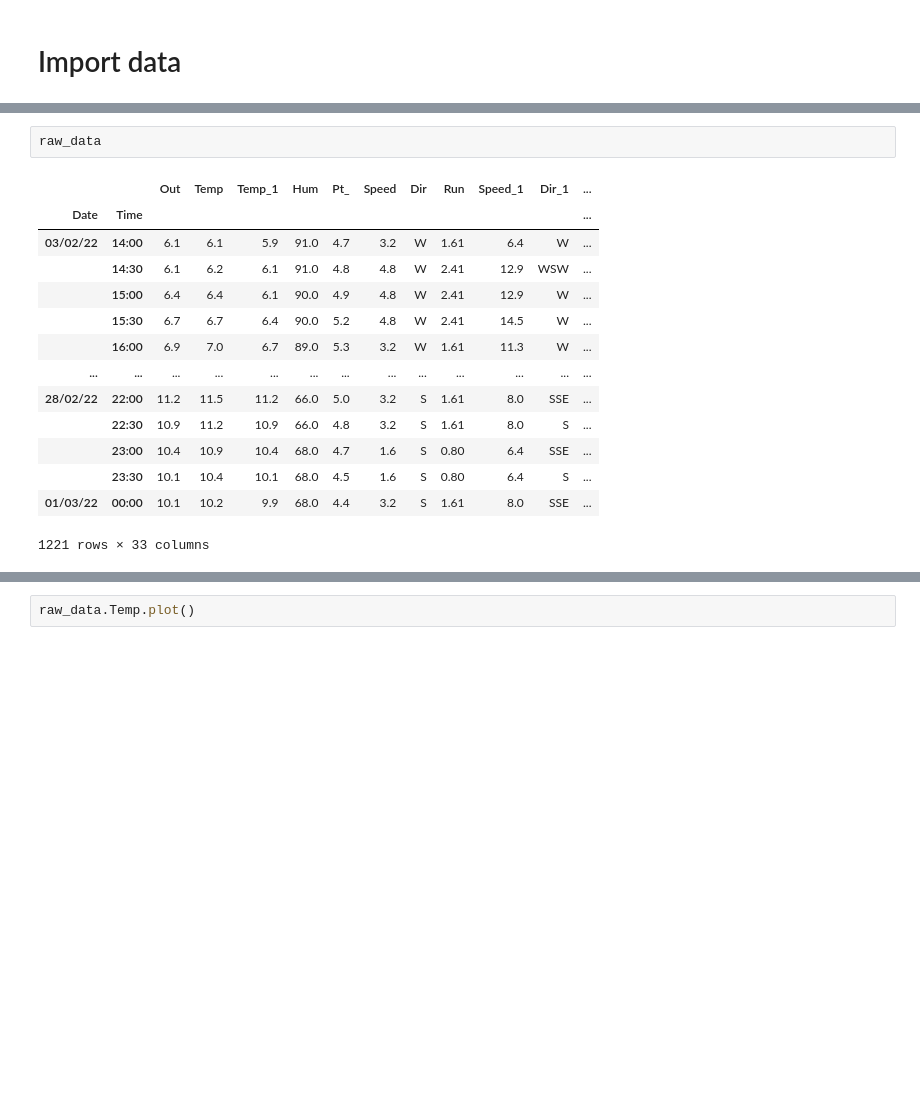
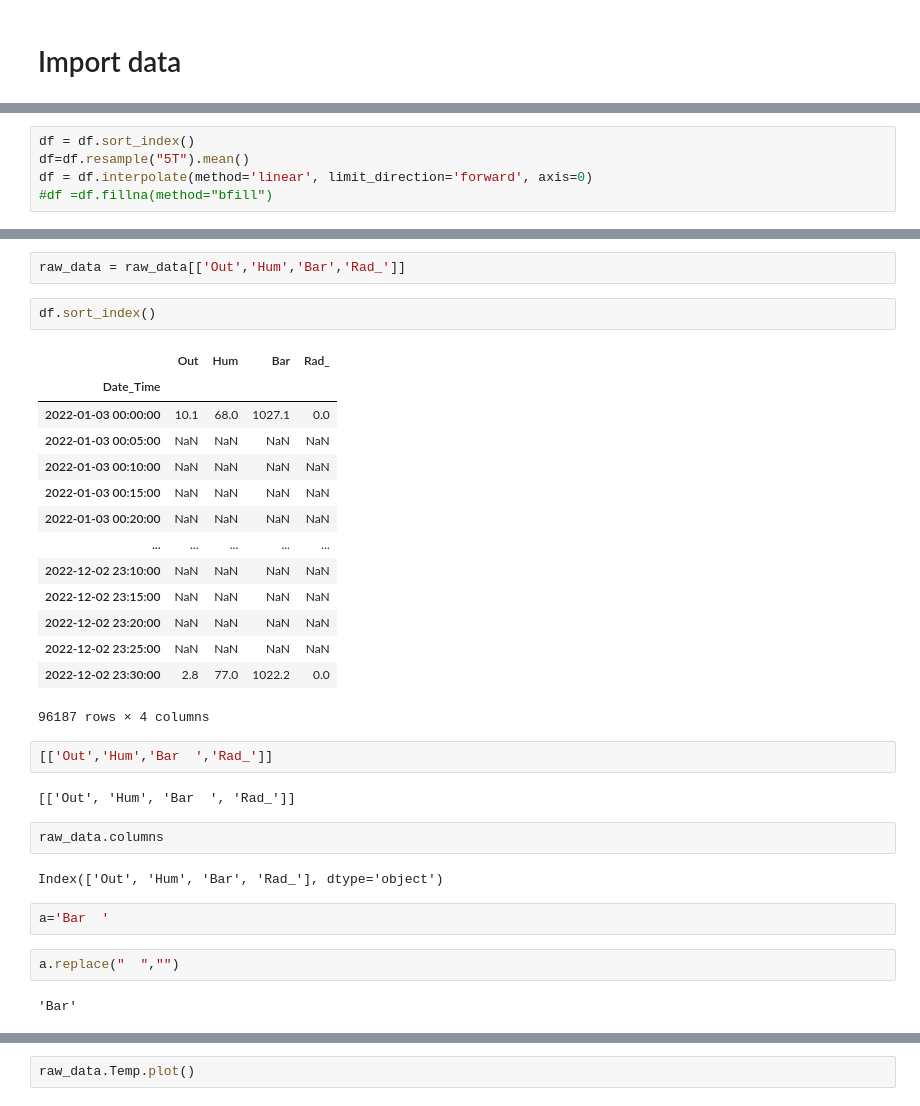
Before and after one commit to Ah-essabar/Master_SDS_Angers, a Jupyter notebook: S2/Mesures Polytech/MesuresMeteo/ImportdataWeather.ipynb, the cells around one changed output, grey strips where cells are left out. Drawn from its saved outputs; the diff is of its cells as text; blank space fills up the shorter version.

```diff
--- a/S2/Mesures Polytech/MesuresMeteo/ImportdataWeather.ipynb
+++ b/S2/Mesures Polytech/MesuresMeteo/ImportdataWeather.ipynb
@@ -33,0 +36,5 @@ raw_data.columns = colname
+# %%
+df = df.sort_index()
+df=df.resample("5T").mean()
+df = df.interpolate(method='linear', limit_direction='forward', axis=0)
+#df =df.fillna(method="bfill")
@@ -39,20 +80,36 @@ raw_data.Rad_.plot(figsize=(20, 10))
 # %%
-raw_data
+raw_data = raw_data[['Out','Hum','Bar','Rad_']]
-# %% [output]
-|  |  | Out | Temp | Temp_1 | Hum | Pt_ | Speed | Dir | Run | Speed_1 | Dir_1 | ... |
-| Date | Time |  |  |  |  |  |  |  |  |  |  | ... |
-| 03/02/22 | 14:00 | 6.1 | 6.1 | 5.9 | 91.0 | 4.7 | 3.2 | W | 1.61 | 6.4 | W | ... |
-|  | 14:30 | 6.1 | 6.2 | 6.1 | 91.0 | 4.8 | 4.8 | W | 2.41 | 12.9 | WSW | ... |
-|  | 15:00 | 6.4 | 6.4 | 6.1 | 90.0 | 4.9 | 4.8 | W | 2.41 | 12.9 | W | ... |
-|  | 15:30 | 6.7 | 6.7 | 6.4 | 90.0 | 5.2 | 4.8 | W | 2.41 | 14.5 | W | ... |
-|  | 16:00 | 6.9 | 7.0 | 6.7 | 89.0 | 5.3 | 3.2 | W | 1.61 | 11.3 | W | ... |
-| ... | ... | ... | ... | ... | ... | ... | ... | ... | ... | ... | ... | ... |
-| 28/02/22 | 22:00 | 11.2 | 11.5 | 11.2 | 66.0 | 5.0 | 3.2 | S | 1.61 | 8.0 | SSE | ... |
-|  | 22:30 | 10.9 | 11.2 | 10.9 | 66.0 | 4.8 | 3.2 | S | 1.61 | 8.0 | S | ... |
-|  | 23:00 | 10.4 | 10.9 | 10.4 | 68.0 | 4.7 | 1.6 | S | 0.80 | 6.4 | SSE | ... |
-|  | 23:30 | 10.1 | 10.4 | 10.1 | 68.0 | 4.5 | 1.6 | S | 0.80 | 6.4 | S | ... |
-| 01/03/22 | 00:00 | 10.1 | 10.2 | 9.9 | 68.0 | 4.4 | 3.2 | S | 1.61 | 8.0 | SSE | ... |
-1221 rows × 33 columns
+# %%
+df.sort_index()
+# %% [output]
+|  | Out | Hum | Bar | Rad_ |
+| Date_Time |  |  |  |  |
+| 2022-01-03 00:00:00 | 10.1 | 68.0 | 1027.1 | 0.0 |
+| 2022-01-03 00:05:00 | NaN | NaN | NaN | NaN |
+| 2022-01-03 00:10:00 | NaN | NaN | NaN | NaN |
+| 2022-01-03 00:15:00 | NaN | NaN | NaN | NaN |
+| 2022-01-03 00:20:00 | NaN | NaN | NaN | NaN |
+| ... | ... | ... | ... | ... |
+| 2022-12-02 23:10:00 | NaN | NaN | NaN | NaN |
+| 2022-12-02 23:15:00 | NaN | NaN | NaN | NaN |
+| 2022-12-02 23:20:00 | NaN | NaN | NaN | NaN |
+| 2022-12-02 23:25:00 | NaN | NaN | NaN | NaN |
+| 2022-12-02 23:30:00 | 2.8 | 77.0 | 1022.2 | 0.0 |
+96187 rows × 4 columns
+# %%
+[['Out','Hum','Bar  ','Rad_']]
+# %% [output]
+[['Out', 'Hum', 'Bar  ', 'Rad_']]
+# %%
+raw_data.columns
+# %% [output]
+Index(['Out', 'Hum', 'Bar', 'Rad_'], dtype='object')
+# %%
+a='Bar  '
+# %%
+a.replace("  ","")
+# %% [output]
+'Bar'
 # %%
 ['Out','Hum','Bar  ','Rad_']
 # %% [output]
```
Also changed, not shown: parts of 9 cells of this notebook, 1 other file.
